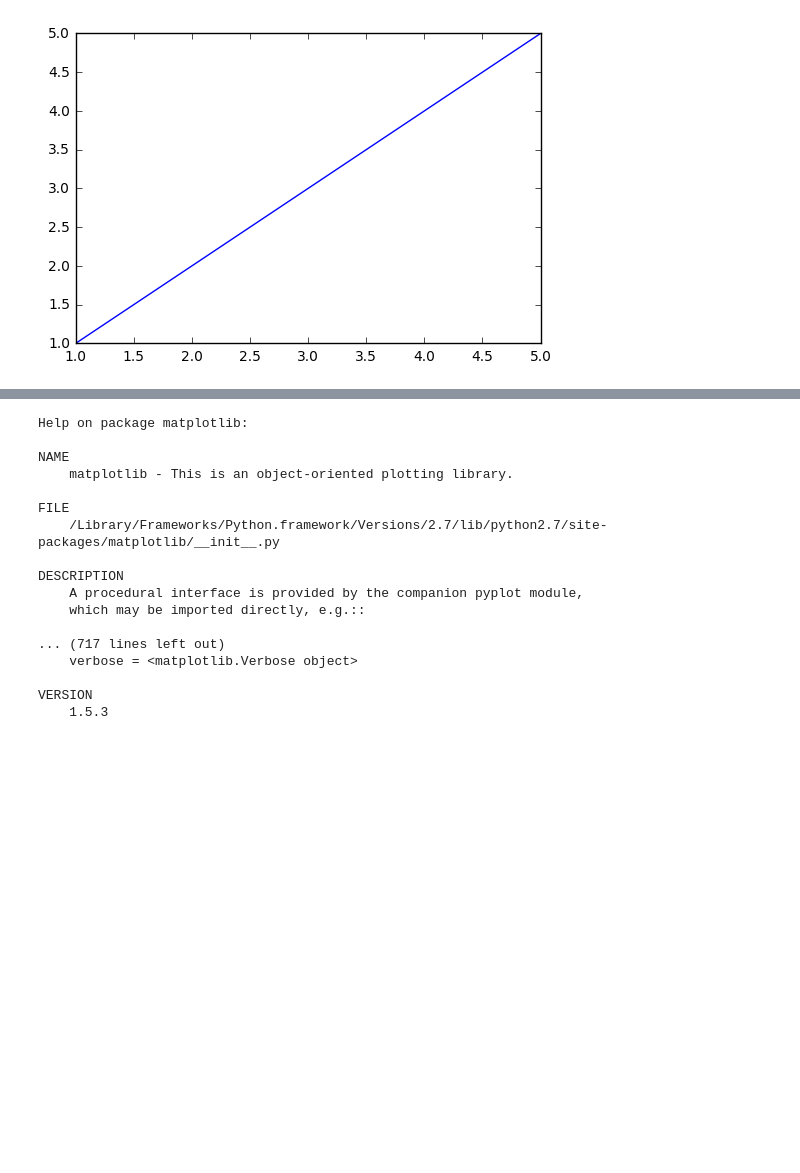
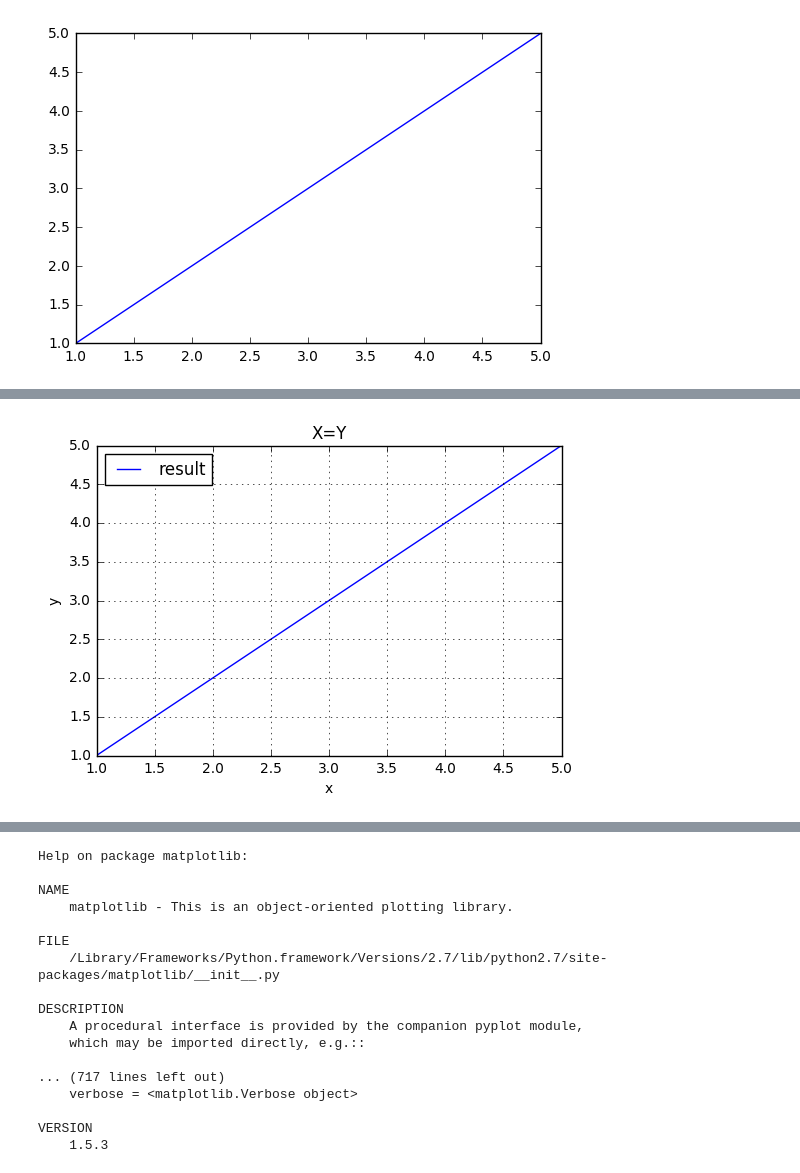
Before and after one commit to JasperChaoYu/Python_Introduction, a Jupyter notebook: Packages/Packages - Matplotlib.ipynb, the cells around one changed output, grey strips where cells are left out. Saved outputs shown, nothing was run; the diff lists cells and outputs as text; code cells hidden in the pictures; blank space fills up the shorter version.

```diff
--- a/Packages/Packages - Matplotlib.ipynb
+++ b/Packages/Packages - Matplotlib.ipynb
@@ -26,0 +43,26 @@ matplotlib.
+# %%
+A = [1,2,3,4,5]
+B = [1,2,3,4,5]
+plt.plot(A, B)
+plt.grid()
+plt.xlabel("x")
+plt.ylabel("y")
+plt.legend(["result"],loc="upper left")
+'''
+# valid locations are:
+right
+center left
+upper right
+lower right
+best
+center
+lower left
+center right
+upper left
+upper center
+lower center
+'''
+plt.title("X=Y")
+plt.show()
+# %% [output]
+[figure, added]
```
Also changed, not shown: parts of 27 cells of this notebook.
